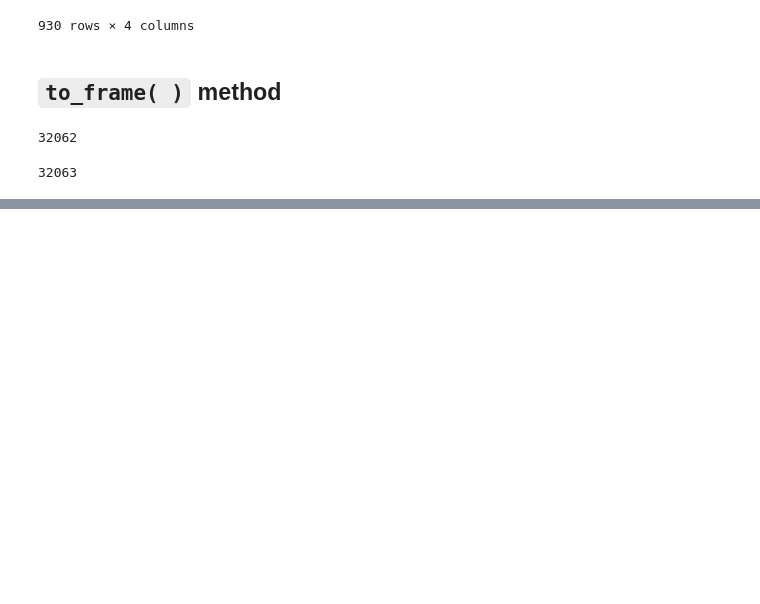
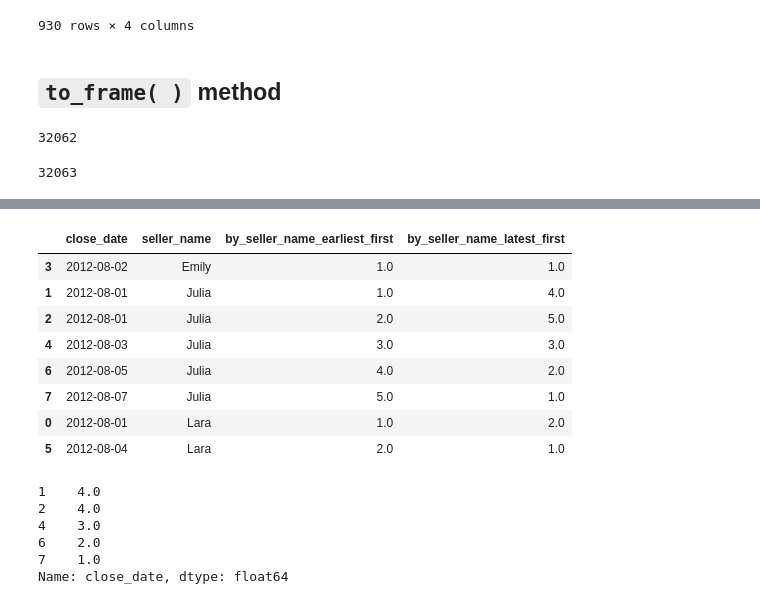
Before and after one commit to jack-cao-623/python_learning, a Jupyter notebook: understanding_code_snippets.ipynb, the cells around one changed output, grey strips where cells are left out. Saved outputs shown, nothing was run; the diff lists cells and outputs as text; code cells hidden in the pictures; blank space fills up the shorter version.

```diff
--- a/understanding_code_snippets.ipynb
+++ b/understanding_code_snippets.ipynb
@@ -180,0 +192,15 @@ chicago.shape[0]
+# %%
+# create a DataFrame
+data = {'close_date': ["2012-08-01", "2012-08-01", "2012-08-01", "2012-08-02", "2012-08-03", "2012-08-04", "2012-08-05", "2012-08-07"],
+        'seller_name': ["Lara", "Julia", "Julia", "Emily", "Julia", "Lara", "Julia", "Julia"]
+       }
+
+df = pd.DataFrame(data)
+
+# sort rows
+df = df.sort_values(by = ['seller_name', 'close_date'])
+
+# convert close_date to datetime
+df['close_date'] = pd.to_datetime(df['close_date'])
+
+df
@@ -180,0 +217,14 @@ chicago.shape[0]
+# %%
+# for each seller_name, rank order the closing in order from earliest close_date to latest close_date
+
+df['by_seller_name_earliest_first'] = (
+    df
+      .groupby('seller_name')
+      ['close_date']
+      .rank(method = 'first')
+)
+
+df
+
+# within Julia, two sales on 2012-08-01, but one gets a rank of 1.0 and the other gets a rank of 2.0
+# this is like SQL ROW_NUMBER()
@@ -180,0 +241,33 @@ chicago.shape[0]
+# %%
+df['by_seller_name_latest_first'] = (
+    df
+      .groupby('seller_name')
+      ['close_date']
+      .rank(method = 'first', ascending = False)    # akin to SQL ROW_NUMBER()
+)
+
+df
+# %% [output]
+|  | close_date | seller_name | by_seller_name_earliest_first | by_seller_name_latest_first |
+| 3 | 2012-08-02 | Emily | 1.0 | 1.0 |
+| 1 | 2012-08-01 | Julia | 1.0 | 4.0 |
+| 2 | 2012-08-01 | Julia | 2.0 | 5.0 |
+| 4 | 2012-08-03 | Julia | 3.0 | 3.0 |
+| 6 | 2012-08-05 | Julia | 4.0 | 2.0 |
+| 7 | 2012-08-07 | Julia | 5.0 | 1.0 |
+| 0 | 2012-08-01 | Lara | 1.0 | 2.0 |
+| 5 | 2012-08-04 | Lara | 2.0 | 1.0 |
+# %%
+(
+    df[df['seller_name'] == 'Julia']
+      .groupby('seller_name')
+      ['close_date']
+      .rank(method = 'min', ascending = False)
+)
+# %% [output]
+1    4.0
+2    4.0
+4    3.0
+6    2.0
+7    1.0
+Name: close_date, dtype: float64
```
Also changed, not shown: parts of 6 cells of this notebook.
